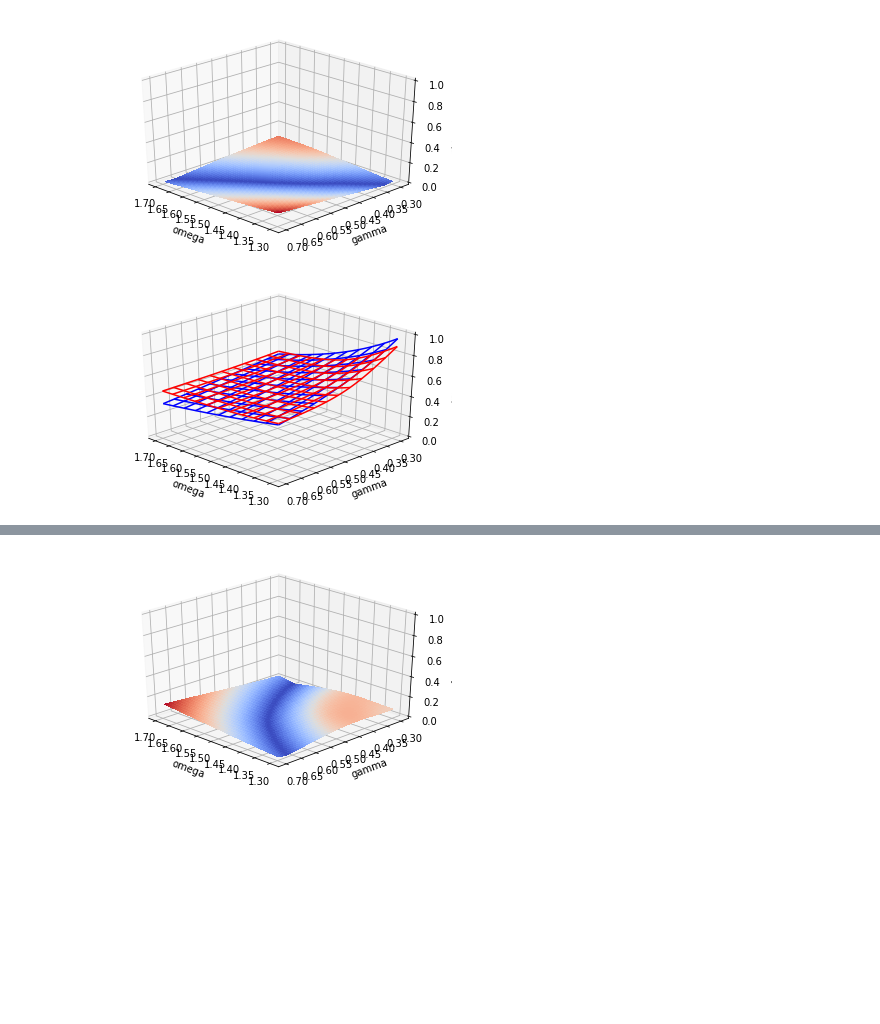
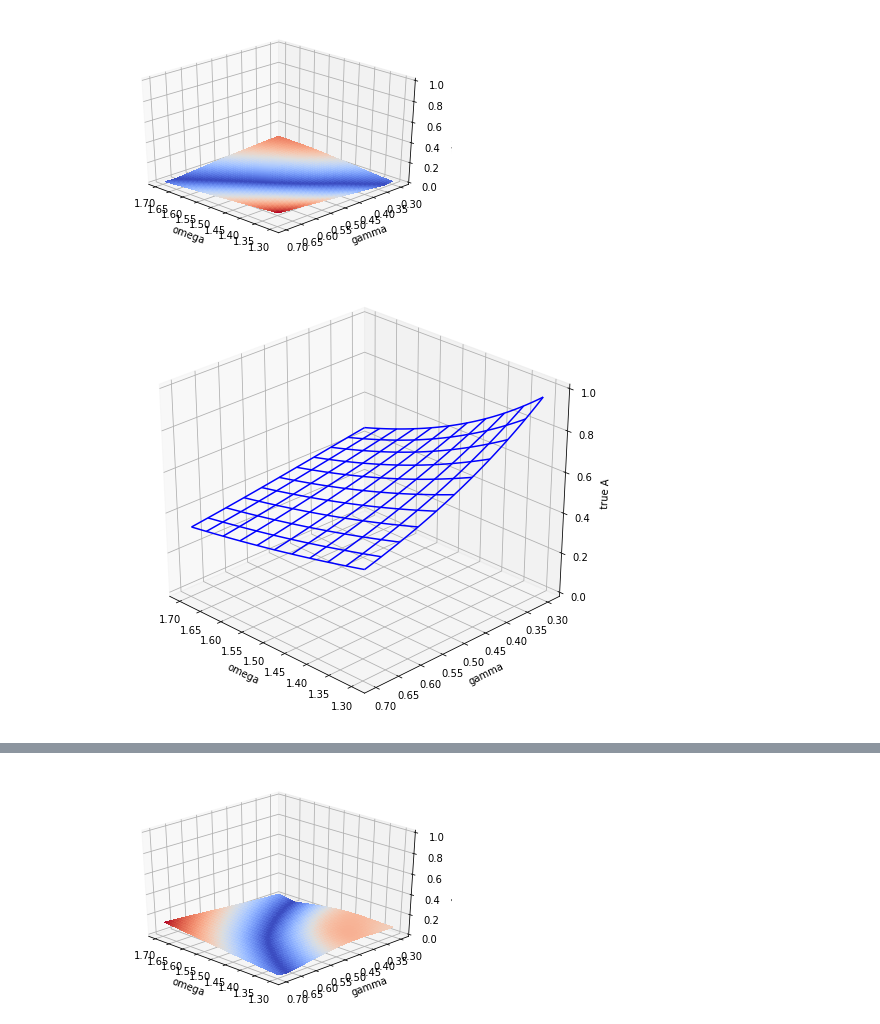
Before and after one commit to atbolsh/Aexam, a Jupyter notebook: Plotting boring_patch model.ipynb, the cells around one changed output, grey strips where cells are left out. Drawn from its saved outputs; the diff is of its cells as text; code cells hidden in the pictures; blank space fills up the shorter version.

```diff
--- a/Plotting boring_patch model.ipynb
+++ b/Plotting boring_patch model.ipynb
@@ -218,17 +237,17 @@ fig
 # %%
 # Plot A
 
-fig = plt.figure()
+fig = plt.figure(figsize=(9, 8))
 ax = fig.gca(projection='3d')
 
 surf = ax.plot_wireframe(W, B, A, rstride=10, cstride=10, color="blue")
-surf = ax.plot_wireframe(W, B, modelA, rstride=10, cstride=10, color="red")
+#surf = ax.plot_wireframe(W, B, modelA, rstride=10, cstride=10, color="red")
 ax.view_init(30, 135)
 ax.set_xlabel("omega")
 ax.set_ylabel("gamma")
 ax.set_zlabel("true A")
 ax.set_zlim(0, 1)
 
 fig
 # %% [output]
-[figure, old version]
+[figure, new version]
```
Also changed, not shown: parts of 6 cells of this notebook, 12 other files.
